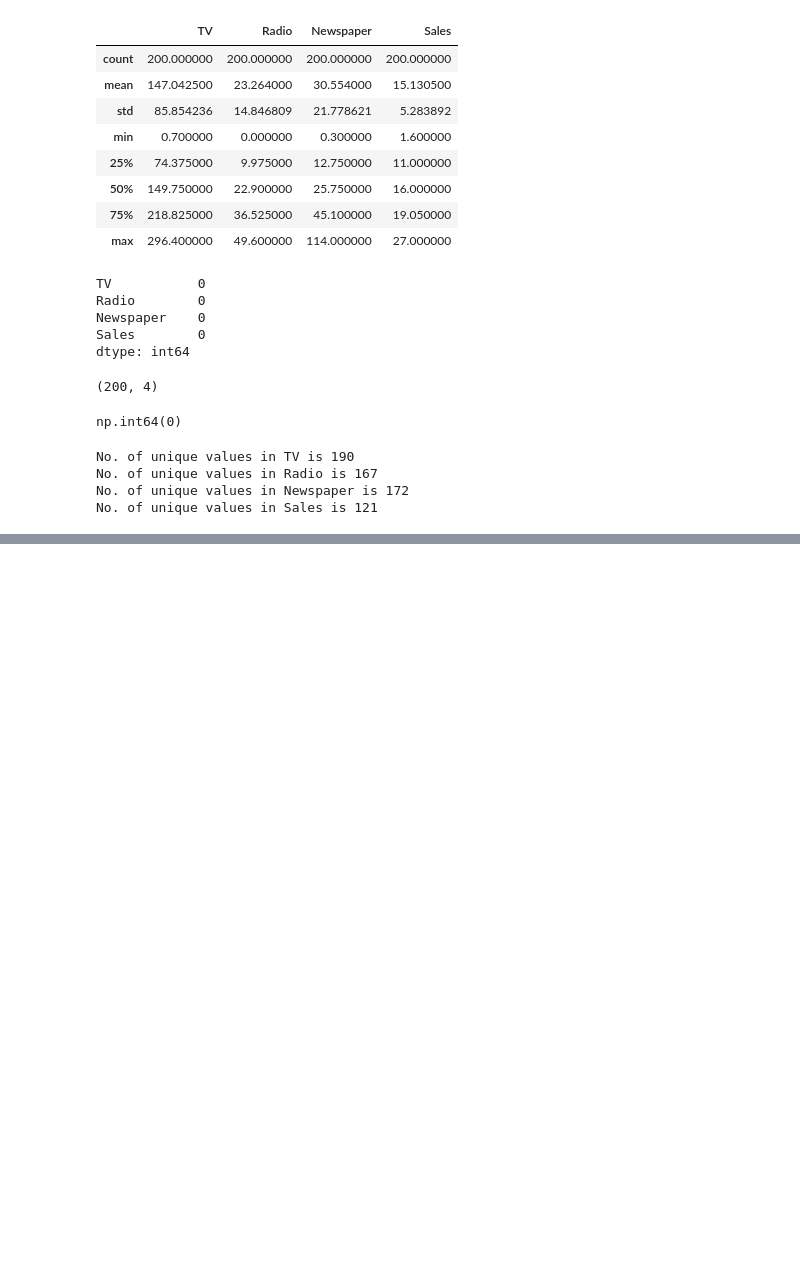
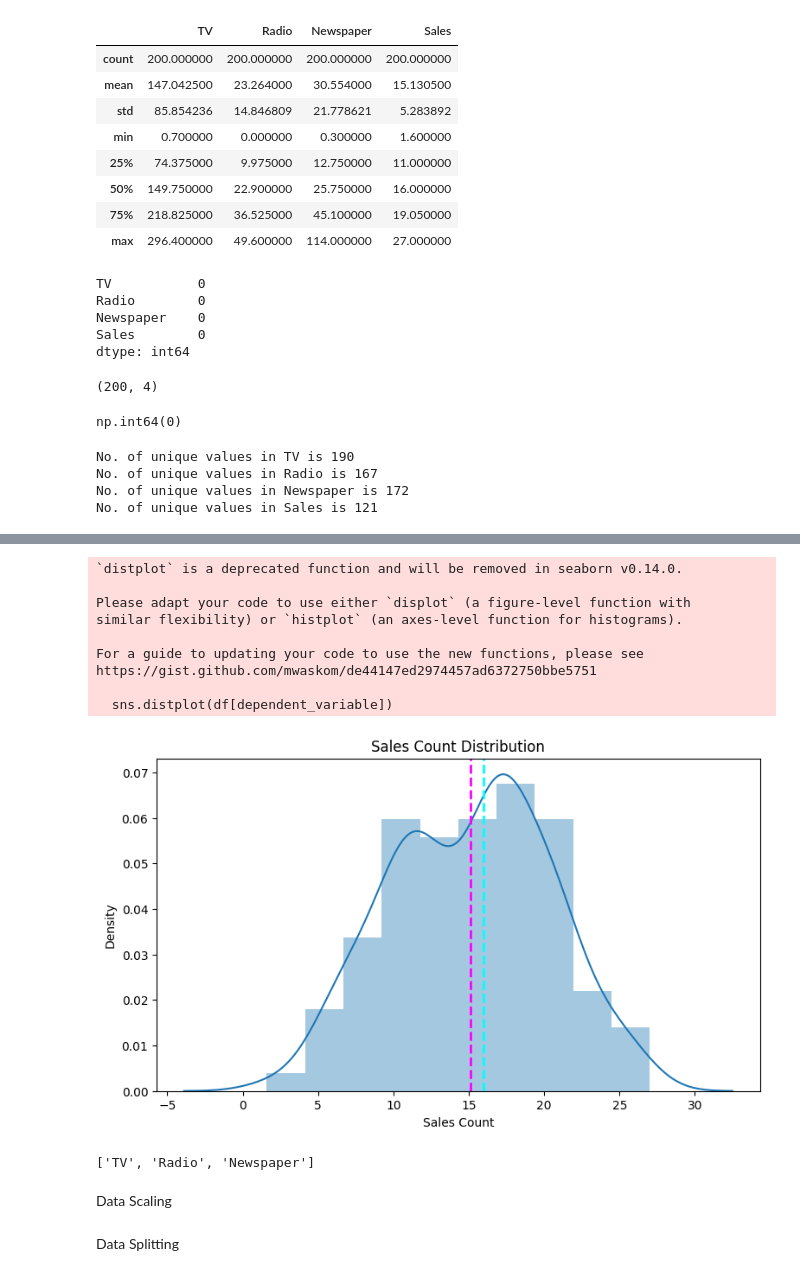
Before and after one commit to Razafaaiz/CODSOFT_SALES_PREDICTIONS, a Jupyter notebook: Sales Prediction Using Python.ipynb, the cells around one changed output, grey strips where cells are left out. Cells and saved outputs as stored; diff of their text form; code cells hidden in the pictures; blank space fills up the shorter version.

```diff
--- a/Sales Prediction Using Python.ipynb
+++ b/Sales Prediction Using Python.ipynb
@@ -135,0 +207,4 @@ No. of unique values in Sales is 121
+# %%
+# Removing the outlier from newspaper
+df=df[df['Newspaper']<=90]
+df
@@ -135,0 +298,34 @@ No. of unique values in Sales is 121
+# %%
+# Transform the data
+# Visualizing the distribution of the dependent variable - Sales
+dependent_variable = 'Sales'
+plt.figure(figsize=(9,5))
+sns.distplot(df[dependent_variable])
+plt.xlabel('Sales Count')
+plt.title('Sales Count Distribution')
+plt.axvline(df[dependent_variable].mean(), color='magenta', linestyle='dashed', linewidth=2)
+plt.axvline(df[dependent_variable].median(), color='cyan', linestyle='dashed', linewidth=2)
+plt.show()
+# %% [output]
+`distplot` is a deprecated function and will be removed in seaborn v0.14.0.
+
+Please adapt your code to use either `displot` (a figure-level function with
+similar flexibility) or `histplot` (an axes-level function for histograms).
+
+For a guide to updating your code to use the new functions, please see
+https://gist.github.com/mwaskom/de44147ed2974457ad6372750bbe5751
+
+  sns.distplot(df[dependent_variable])
+[figure, added]
+# %%
+# Skew of the dependent variable
+df[dependent_variable].skew()
+
+# Defining dependent and independent variables
+X = df.drop('Sales',axis=1)
+y = df[dependent_variable]
+features
+# %% [output]
+['TV', 'Radio', 'Newspaper']
+# %% [markdown]
+Data Scaling
@@ -135,0 +340,2 @@ No. of unique values in Sales is 121
+# %% [markdown]
+Data Splitting
```
Also changed, not shown: parts of 94 cells of this notebook.
